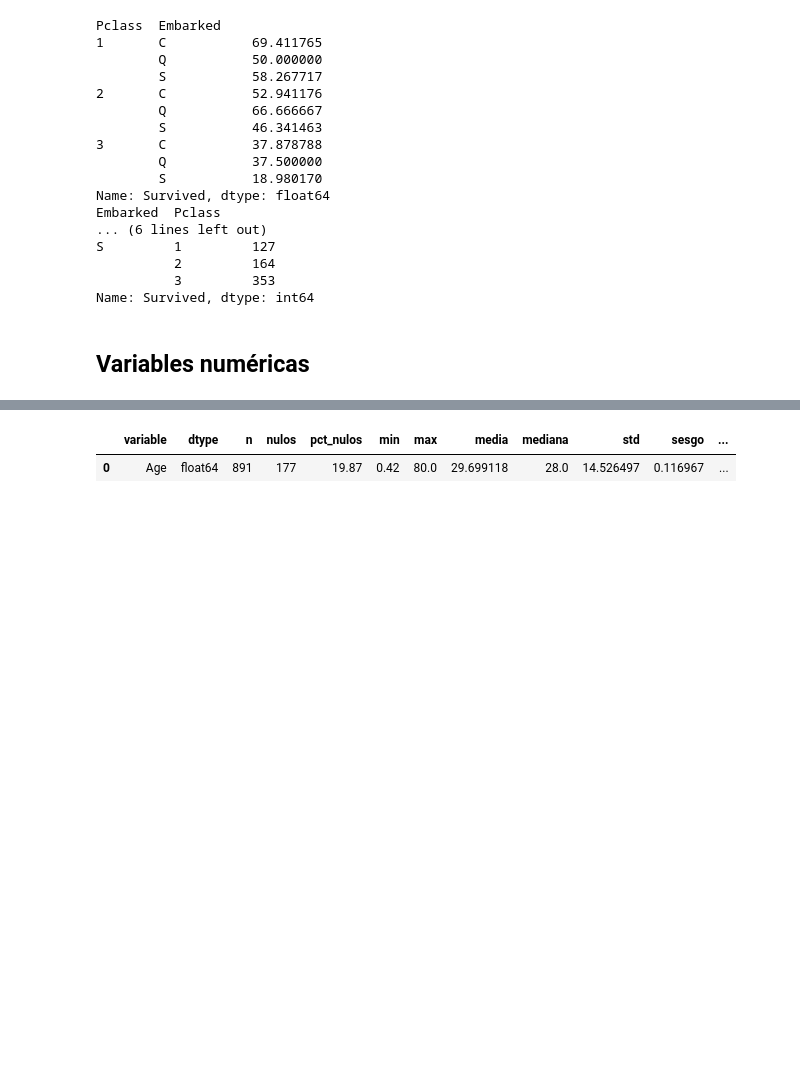
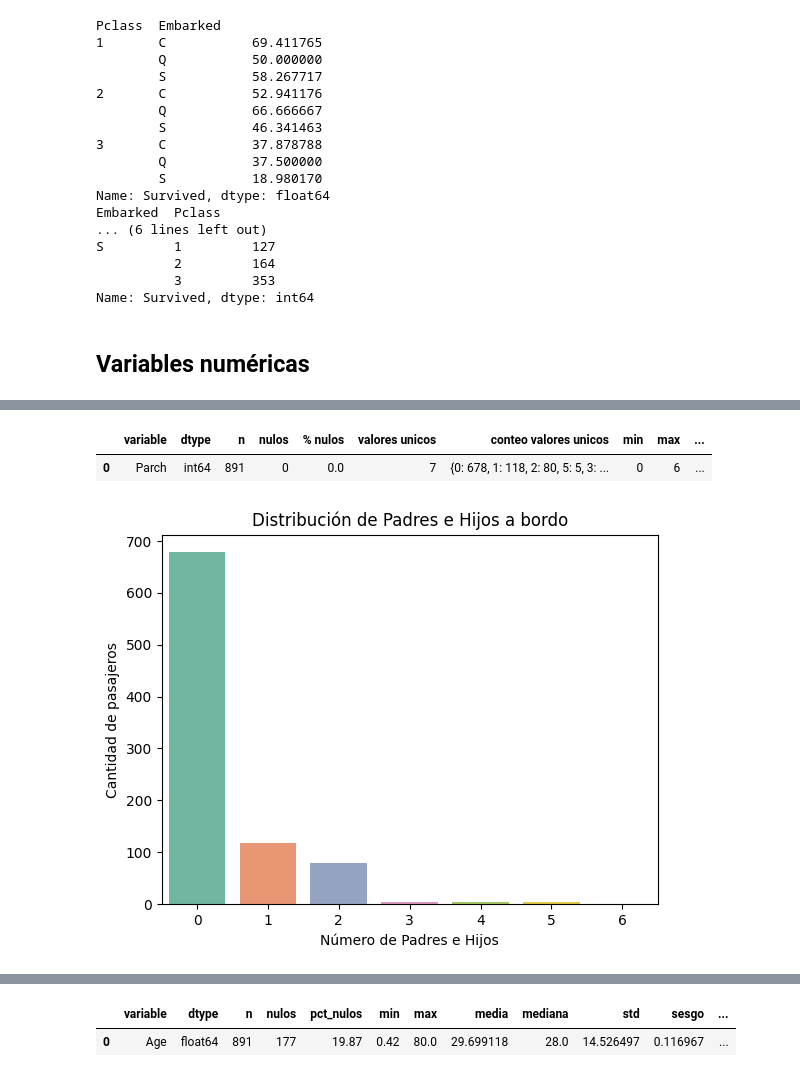
Before and after one commit to urcuninna/titanic_project, a Jupyter notebook: nootebooks/01_data_exploration.ipynb, the cells around one changed output, grey strips where cells are left out. Cells and saved outputs as stored; diff of their text form; code cells hidden in the pictures; blank space fills up the shorter version.

Commit message:
EDA de variables numéricas discretas completo

```diff
--- a/nootebooks/01_data_exploration.ipynb
+++ b/nootebooks/01_data_exploration.ipynb
@@ -521,0 +597,20 @@ Name: Survived, dtype: int64
+# %%
+# Validación de Parch
+
+resumen_numericas_discretas(df, 'Parch')
+# %% [output]
+|  | variable | dtype | n | nulos | % nulos | valores unicos | conteo valores unicos | min | max | ... |
+| 0 | Parch | int64 | 891 | 0 | 0.0 | 7 | {0: 678, 1: 118, 2: 80, 5: 5, 3: ... | 0 | 6 | ... |
+# %%
+# Visualización de Parch
+
+sns.countplot(
+    data=df,
+    x='Parch',
+    palette='Set2')
+plt.title('Distribución de Padres e Hijos a bordo')
+plt.xlabel('Número de Padres e Hijos')
+plt.ylabel('Cantidad de pasajeros')
+plt.show()
+# %% [output]
+[figure, added]
```
Also changed, not shown: parts of 18 cells of this notebook.
